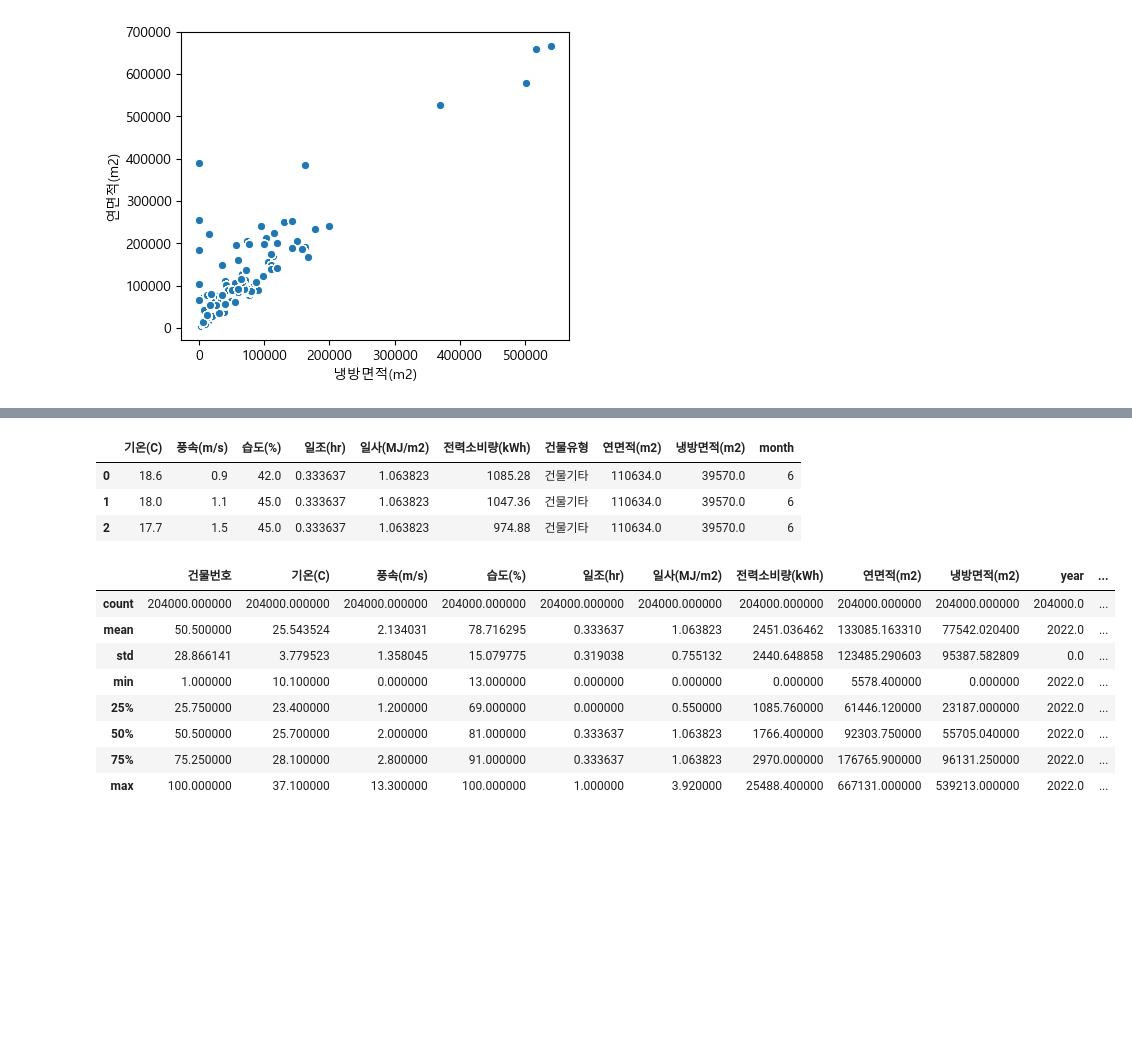
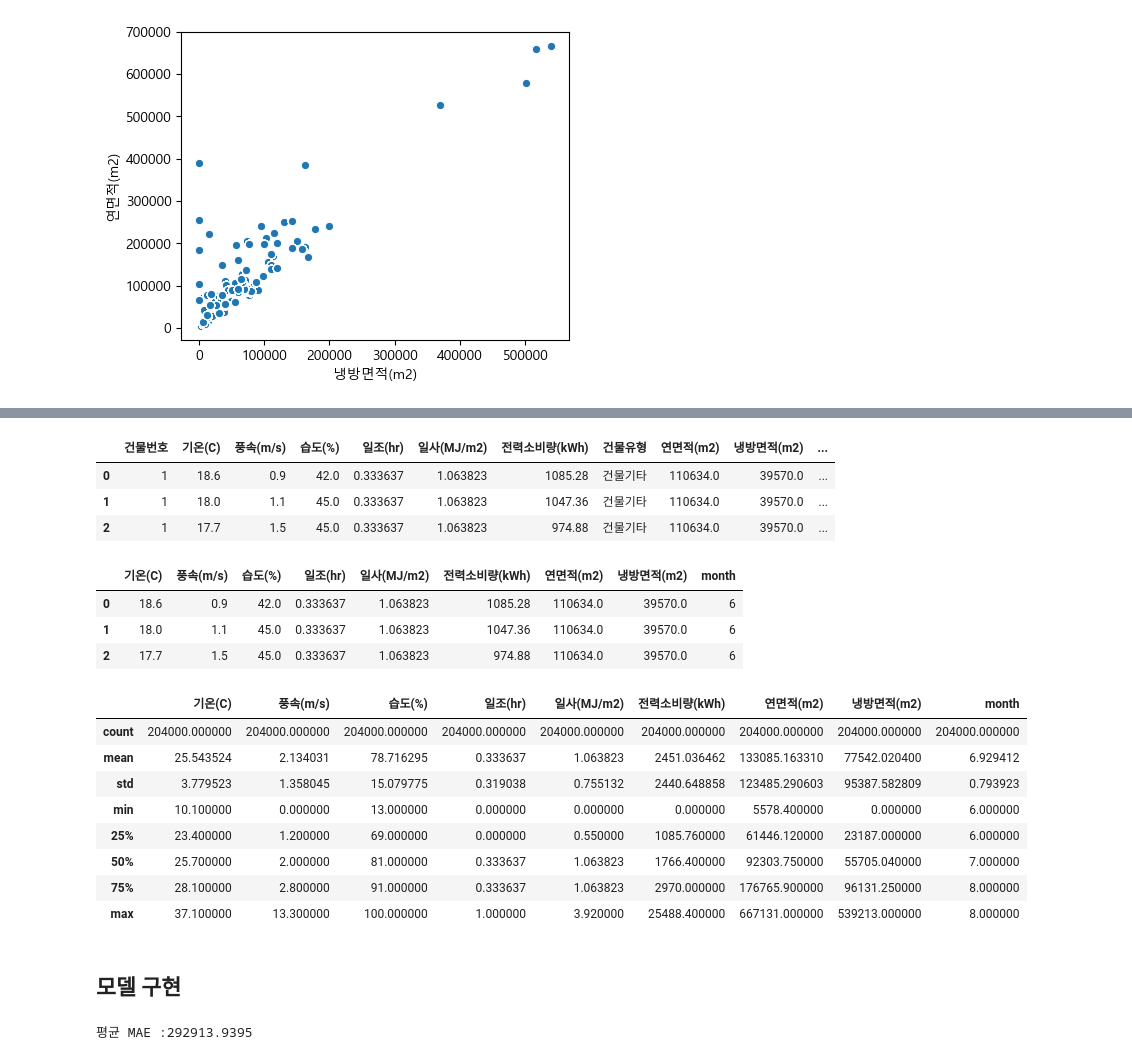
Before and after one commit to Park-Young-Bin/ADP_code, a Jupyter notebook: Dacon_2023 전력사용량 예측 AI 경진대회.ipynb, the cells around one changed output, grey strips where cells are left out. Drawn from its saved outputs; the diff is of its cells as text; code cells hidden in the pictures; blank space fills up the shorter version.

```diff
--- a/Dacon_2023 전력사용량 예측 AI 경진대회.ipynb
+++ b/Dacon_2023 전력사용량 예측 AI 경진대회.ipynb
@@ -178,21 +214,30 @@ sns.scatterplot(data=df, y='연면적(m2)', x='냉방면적(m2)');
+# %%
+df.head(3)
+# %% [output]
+|  | 건물번호 | 기온(C) | 풍속(m/s) | 습도(%) | 일조(hr) | 일사(MJ/m2) | 전력소비량(kWh) | 건물유형 | 연면적(m2) | 냉방면적(m2) | ... |
+| 0 | 1 | 18.6 | 0.9 | 42.0 | 0.333637 | 1.063823 | 1085.28 | 건물기타 | 110634.0 | 39570.0 | ... |
+| 1 | 1 | 18.0 | 1.1 | 45.0 | 0.333637 | 1.063823 | 1047.36 | 건물기타 | 110634.0 | 39570.0 | ... |
+| 2 | 1 | 17.7 | 1.5 | 45.0 | 0.333637 | 1.063823 | 974.88 | 건물기타 | 110634.0 | 39570.0 | ... |
 # %%
 # 불필요한 컬럼 제거
-df1 = df.drop(['건물번호', 'day', 'hour', 'year', 'datetime'], axis=1)
+df1 = df.drop(['건물번호', 'day', 'hour', 'year', 'datetime', '건물유형'], axis=1)
 df1.head(3)
 # %% [output]
-|  | 기온(C) | 풍속(m/s) | 습도(%) | 일조(hr) | 일사(MJ/m2) | 전력소비량(kWh) | 건물유형 | 연면적(m2) | 냉방면적(m2) | month |
-| 0 | 18.6 | 0.9 | 42.0 | 0.333637 | 1.063823 | 1085.28 | 건물기타 | 110634.0 | 39570.0 | 6 |
-| 1 | 18.0 | 1.1 | 45.0 | 0.333637 | 1.063823 | 1047.36 | 건물기타 | 110634.0 | 39570.0 | 6 |
-| 2 | 17.7 | 1.5 | 45.0 | 0.333637 | 1.063823 | 974.88 | 건물기타 | 110634.0 | 39570.0 | 6 |
+|  | 기온(C) | 풍속(m/s) | 습도(%) | 일조(hr) | 일사(MJ/m2) | 전력소비량(kWh) | 연면적(m2) | 냉방면적(m2) | month |
+| 0 | 18.6 | 0.9 | 42.0 | 0.333637 | 1.063823 | 1085.28 | 110634.0 | 39570.0 | 6 |
+| 1 | 18.0 | 1.1 | 45.0 | 0.333637 | 1.063823 | 1047.36 | 110634.0 | 39570.0 | 6 |
+| 2 | 17.7 | 1.5 | 45.0 | 0.333637 | 1.063823 | 974.88 | 110634.0 | 39570.0 | 6 |
 # %%
-df.describe()
+df1.describe()
 # %% [output]
-|  | 건물번호 | 기온(C) | 풍속(m/s) | 습도(%) | 일조(hr) | 일사(MJ/m2) | 전력소비량(kWh) | 연면적(m2) | 냉방면적(m2) | year | ... |
-| count | 204000.000000 | 204000.000000 | 204000.000000 | 204000.000000 | 204000.000000 | 204000.000000 | 204000.000000 | 204000.000000 | 204000.000000 | 204000.0 | ... |
-| mean | 50.500000 | 25.543524 | 2.134031 | 78.716295 | 0.333637 | 1.063823 | 2451.036462 | 133085.163310 | 77542.020400 | 2022.0 | ... |
-| std | 28.866141 | 3.779523 | 1.358045 | 15.079775 | 0.319038 | 0.755132 | 2440.648858 | 123485.290603 | 95387.582809 | 0.0 | ... |
-| min | 1.000000 | 10.100000 | 0.000000 | 13.000000 | 0.000000 | 0.000000 | 0.000000 | 5578.400000 | 0.000000 | 2022.0 | ... |
-| 25% | 25.750000 | 23.400000 | 1.200000 | 69.000000 | 0.000000 | 0.550000 | 1085.760000 | 61446.120000 | 23187.000000 | 2022.0 | ... |
-| 50% | 50.500000 | 25.700000 | 2.000000 | 81.000000 | 0.333637 | 1.063823 | 1766.400000 | 92303.750000 | 55705.040000 | 2022.0 | ... |
-| 75% | 75.250000 | 28.100000 | 2.800000 | 91.000000 | 0.333637 | 1.063823 | 2970.000000 | 176765.900000 | 96131.250000 | 2022.0 | ... |
-| max | 100.000000 | 37.100000 | 13.300000 | 100.000000 | 1.000000 | 3.920000 | 25488.400000 | 667131.000000 | 539213.000000 | 2022.0 | ... |
+|  | 기온(C) | 풍속(m/s) | 습도(%) | 일조(hr) | 일사(MJ/m2) | 전력소비량(kWh) | 연면적(m2) | 냉방면적(m2) | month |
+| count | 204000.000000 | 204000.000000 | 204000.000000 | 204000.000000 | 204000.000000 | 204000.000000 | 204000.000000 | 204000.000000 | 204000.000000 |
+| mean | 25.543524 | 2.134031 | 78.716295 | 0.333637 | 1.063823 | 2451.036462 | 133085.163310 | 77542.020400 | 6.929412 |
+| std | 3.779523 | 1.358045 | 15.079775 | 0.319038 | 0.755132 | 2440.648858 | 123485.290603 | 95387.582809 | 0.793923 |
+| min | 10.100000 | 0.000000 | 13.000000 | 0.000000 | 0.000000 | 0.000000 | 5578.400000 | 0.000000 | 6.000000 |
+| 25% | 23.400000 | 1.200000 | 69.000000 | 0.000000 | 0.550000 | 1085.760000 | 61446.120000 | 23187.000000 | 6.000000 |
+| 50% | 25.700000 | 2.000000 | 81.000000 | 0.333637 | 1.063823 | 1766.400000 | 92303.750000 | 55705.040000 | 7.000000 |
+| 75% | 28.100000 | 2.800000 | 91.000000 | 0.333637 | 1.063823 | 2970.000000 | 176765.900000 | 96131.250000 | 8.000000 |
+| max | 37.100000 | 13.300000 | 100.000000 | 1.000000 | 3.920000 | 25488.400000 | 667131.000000 | 539213.000000 | 8.000000 |
+# %% [markdown]
+## 모델 구현
@@ -198,0 +268,4 @@ df.describe()
+# %%
+scaling(StandardScaler(), ExtraTreesRegressor())
+# %% [output]
+평균 MAE :292913.9395
```
Also changed, not shown: parts of 7 cells of this notebook.
